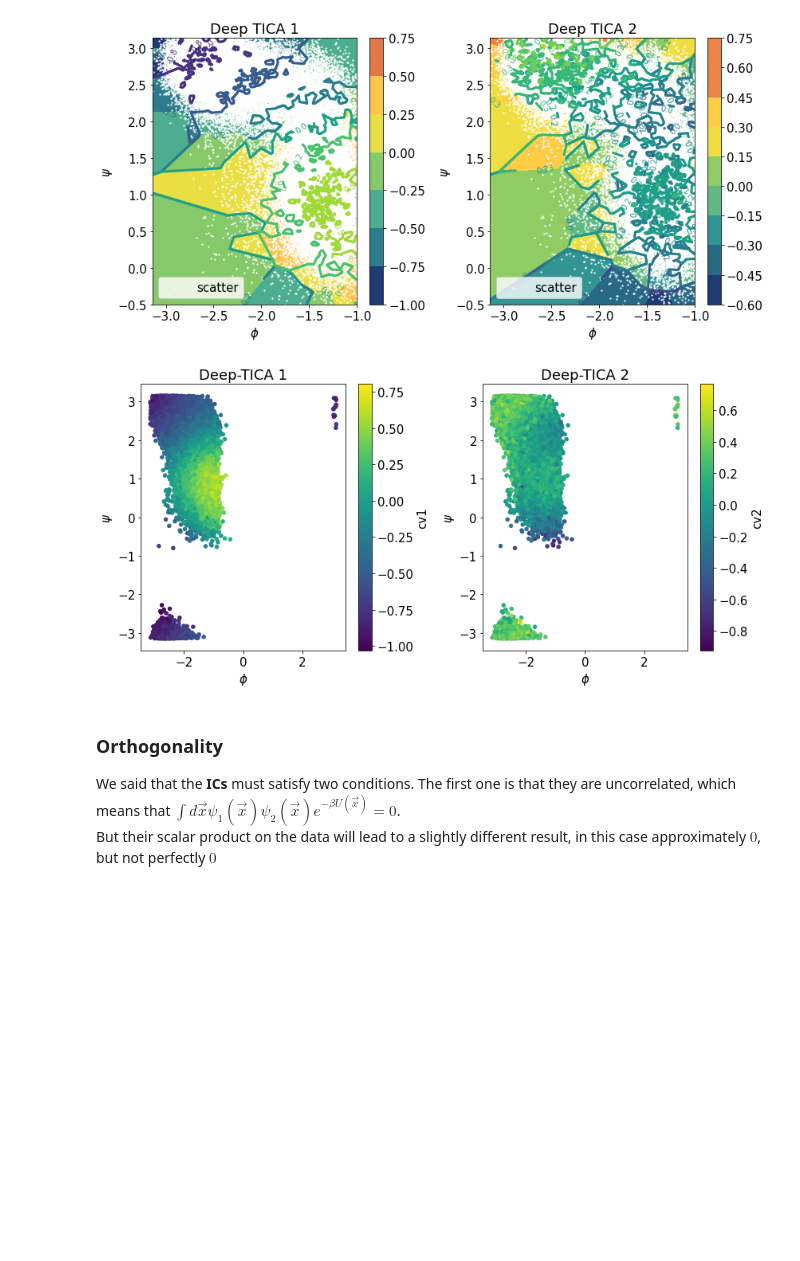
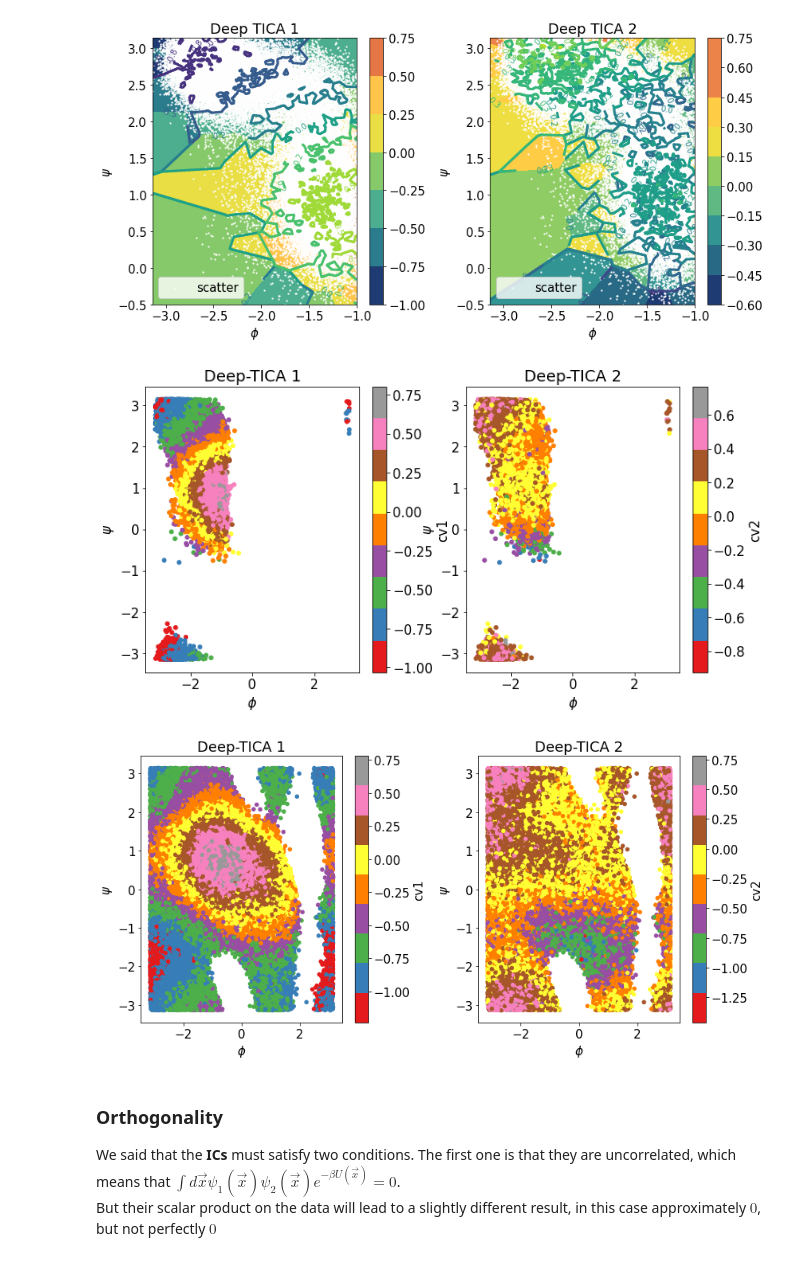
Before and after one commit to nicolopedrani/Hyper-TICA, a Jupyter notebook: Alanine/Unbias.ipynb, the cells around one changed output. Cells and saved outputs as stored; diff of their text form; code cells hidden in the pictures; blank space fills up the shorter version.

Commit message:
update cmap

```diff
--- a/Alanine/Unbias.ipynb
+++ b/Alanine/Unbias.ipynb
@@ -235,9 +238,15 @@ plot_model_lossfunction(model)
 [figure]
 # %% [markdown]
 #### Adding to data the cvs values
+# %%
+descriptors_names = data.filter(regex='^d[^a-z]').columns.values
+data_complete = load_dataframe("angles/COLVAR")
+X_complete = data_complete[descriptors_names].to_numpy()
 # %%
 data["cv1"] = np.transpose(model(torch.Tensor(X)).detach().cpu().numpy())[0]
 data["cv2"] = np.transpose(model(torch.Tensor(X)).detach().cpu().numpy())[1]
+data_complete["cv1"] = np.transpose(model(torch.Tensor(X_complete)).detach().cpu().numpy())[0]
+data_complete["cv2"] = np.transpose(model(torch.Tensor(X_complete)).detach().cpu().numpy())[1]
 # %%
 fig,axs = plt.subplots(1,2,figsize=(8,4),sharey=True)
 data.plot.hist(y="cv1",bins=20,ax=axs[0],density=True,color="b")
@@ -352,13 +363,20 @@ plot_cvs_isolines(model,limits=lim,interval=50,path=folder+"/COLVAR",scatter=dat
 # %%
 fig,axs = plt.subplots(1,2,figsize=(12,6))
 for k,ax in enumerate(axs):
-    data.plot.scatter(y="psi",x="phi",c="cv"+str(k+1),cmap="viridis",ax=ax)
+    data.plot.scatter(y="psi",x="phi",c="cv"+str(k+1),cmap="Set1",ax=ax)
+    ax.set_xlabel(r"$\phi$")
+    ax.set_ylabel(r"$\psi$")
+    ax.set_title('Deep-TICA '+str(k+1))
+fig,axs = plt.subplots(1,2,figsize=(12,6))
+for k,ax in enumerate(axs):
+    data_complete.plot.scatter(y="psi",x="phi",c="cv"+str(k+1),cmap="Set1",ax=ax)
     ax.set_xlabel(r"$\phi$")
     ax.set_ylabel(r"$\psi$")
     ax.set_title('Deep-TICA '+str(k+1))
 plt.tight_layout()
 # %% [output]
-[figure, old version]
+[figure, new version]
+[figure, added]
 # %% [markdown]
 ### Orthogonality
 We said that the **ICs** must satisfy two conditions. The first one is that they are uncorrelated, which means that $\int d \vec x \psi_1(\vec x) \psi_2(\vec x) e^{-\beta U(\vec x)} = 0$.
```
Also changed, not shown: parts of 3 cells of this notebook, 3 other files.
